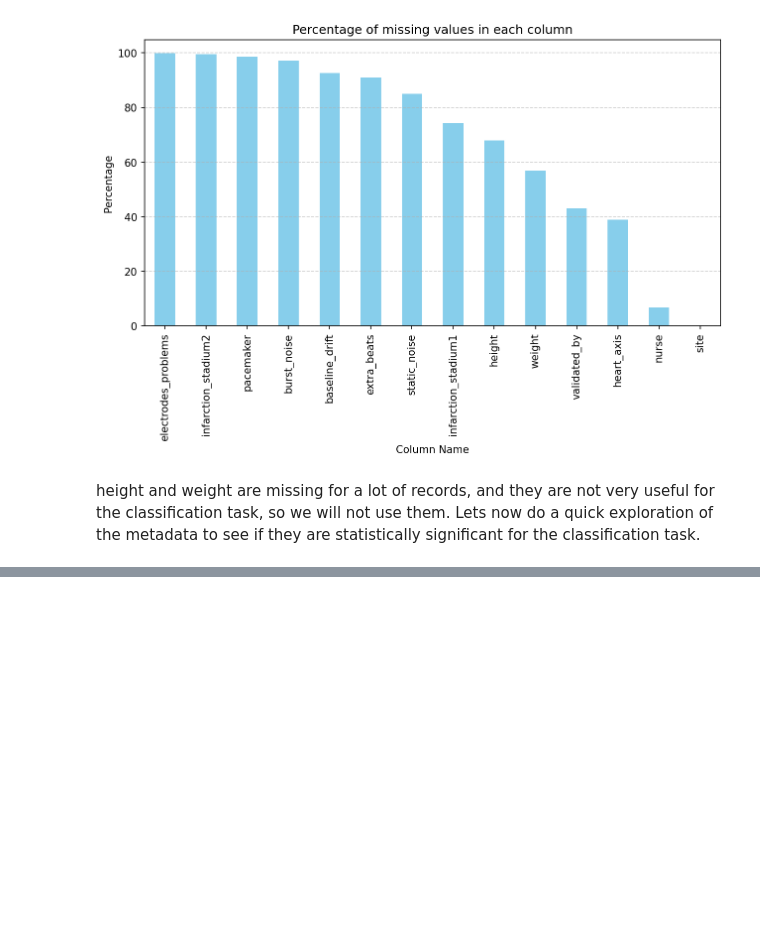
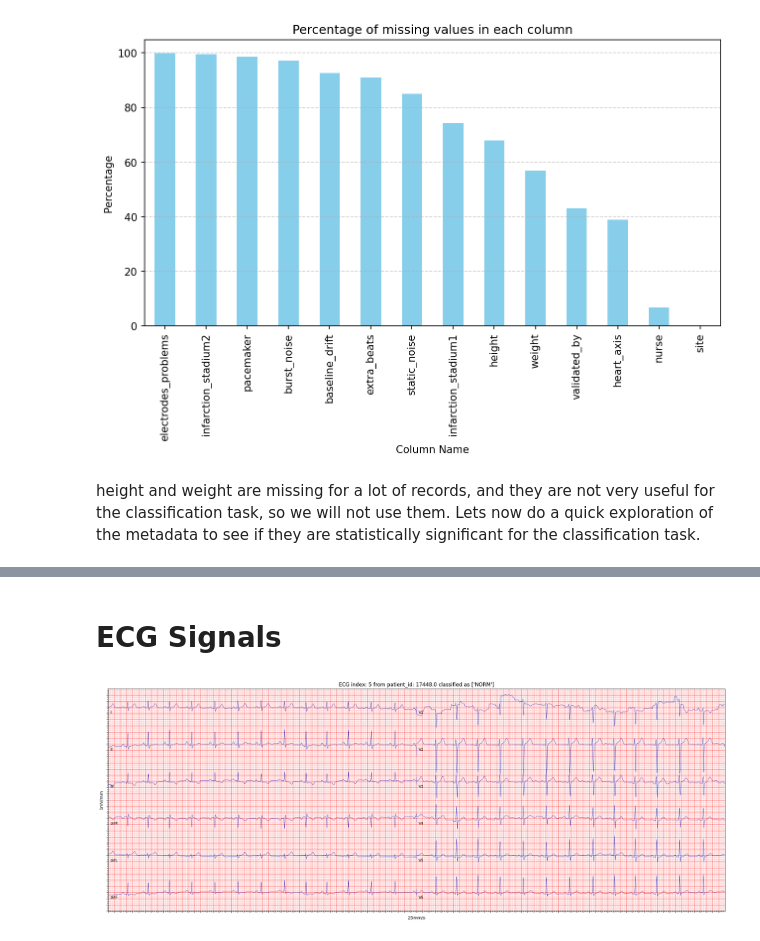
Before and after one commit to idoven/Idoven-DS-Machine-Learning, a Jupyter notebook: src/notebooks/Main.ipynb, the cells around one changed output, grey strips where cells are left out. Cells and saved outputs as stored; diff of their text form; code cells hidden in the pictures; blank space fills up the shorter version.

```diff
--- a/src/notebooks/Main.ipynb
+++ b/src/notebooks/Main.ipynb
@@ -242,17 +297,9 @@ import pandas as pd
 import scipy.stats as stats
 import numpy as np
 
-# Explode the diagnostic superclass list to have one row per element
-Y_exploded = Y.explode('diagnostic_superclass').reset_index(drop=True)
-
-# has pacemaker boolean
-Y_exploded['has_pacemaker'] = Y_exploded['pacemaker'].apply(lambda x: 0 if pd.isnull(x) else 1
-# has infarction_stadium1 boolean
-Y_exploded['has_infarction_stadium1'] = Y_exploded['infarction_stadium1'].apply(lambda x: 0 if pd.isnull(x) else 1)
-# has infarction_stadium2 boolean
 
 
-variables = ['has_pacemaker', 'has_infarction_stadium1', 'has_infarction_stadium2', 'age',
+variables = ['normal_heart_axis','has_baseline_drift','has_pacemaker', 'has_infarction_stadium1', 'has_extra_beats', 'has_infarction_stadium2', 'age', 'heart_axis', "static_noise",
              'sex','heart_axis',"infarction_stadium1",	"infarction_stadium2", 'baseline_drift', 'static_noise', 'burst_noise', 'electrodes_problems', 'extra_beats', 'pacemaker']
 # Create a contingency table
 for variable in variables:
@@ -305,0 +380,38 @@ plt.show()
+# %% [markdown]
+# ECG Signals
+# %%
+
+def load_raw_data(df, sampling_rate, path):
+    if sampling_rate == 100:
+        data = [wfdb.rdsamp(path+f) for f in tqdm(df.filename_lr)]
+    else:
+        data = [wfdb.rdsamp(path+f) for f in tqdm(df.filename_hr)]
+    data = np.array([signal for signal, meta in data])
+    return data
+
+sampling_rate = 100 #500 will make the parameter count explode, would have to extract features from the raw data in that case
+
+X = load_raw_data(Y, sampling_rate, path) # (patient_id, len, lead_num)
+# %%
+import ecg_plot
+def plot_12lead(X,y, ecg_index):
+    Xt = X[ecg_index, :].T
+    y.loc
+    ecg_plot.plot(Xt, sample_rate=100, title="", columns=1,row_height=6)
+    # add title to the x axis
+    plt.title(f'ECG index: {ecg_index} from patient_id: {y.loc[ecg_index].patient_id} classified as {y.loc[ecg_index].diagnostic_superclass}')
+
+    fig = plt.gcf()  # Get the current figure
+    axes = fig.get_axes()  # Get the list of axes in the figure
+    for ax in axes:
+        ax.yaxis.set_ticklabels([])  # Hide the tick labels (numbers)
+        ax.grid(True)  # Ensure grid is visible
+        ax.xaxis.set_ticklabels([])
+        plt.xlabel('25mm/s')
+        plt.ylabel('1mV/mm')
+
+    ecg_plot.show()
+index = 5
+plot_12lead(X,Y, index)
+# %% [output]
+[figure, added]
```
Also changed, not shown: parts of 8 cells of this notebook.
